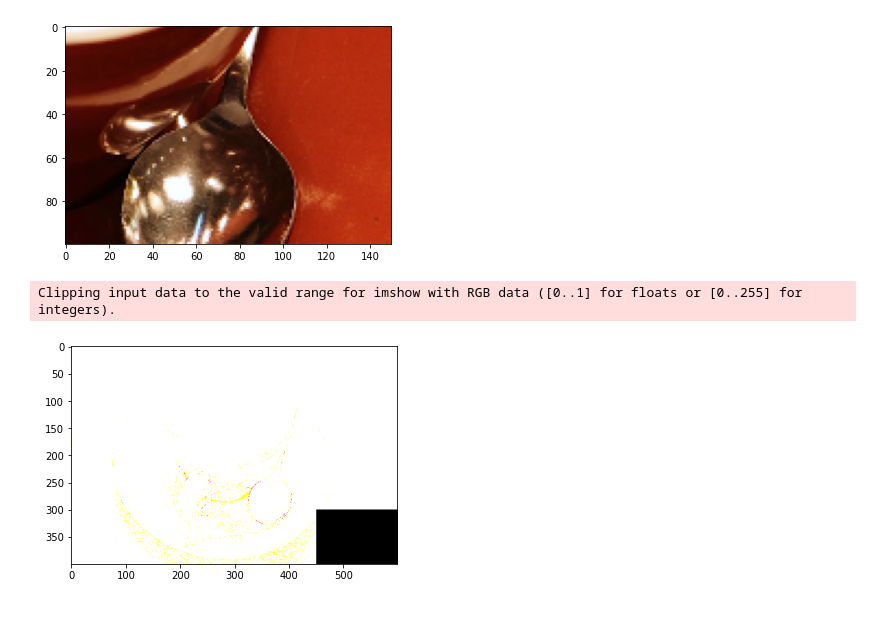
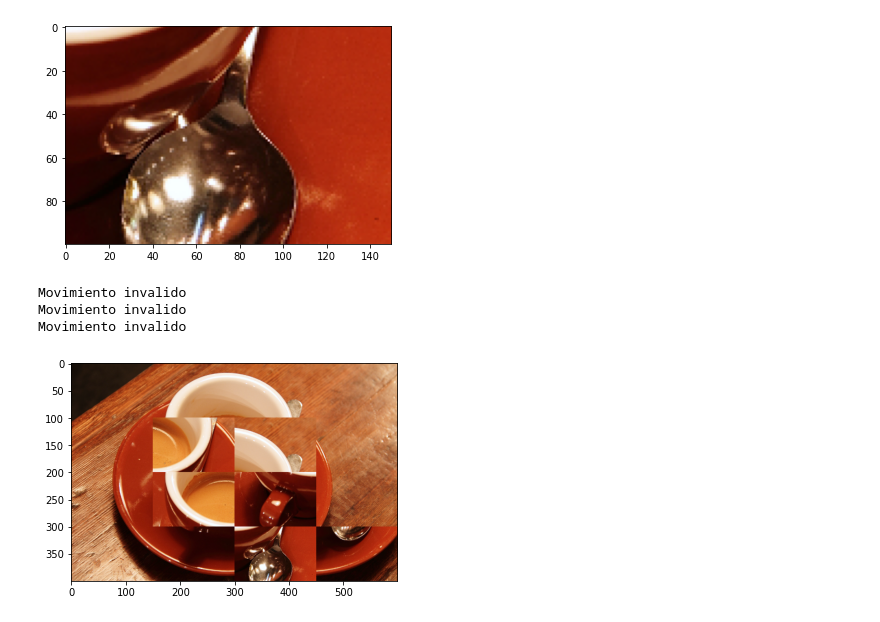
Before and after one commit to macapagithub/python_exercise, a Jupyter notebook: puzzleBasico.ipynb, the cells around one changed output. Saved outputs shown, nothing was run; the diff lists cells and outputs as text; code cells hidden in the pictures.

```diff
--- a/puzzleBasico.ipynb
+++ b/puzzleBasico.ipynb
@@ -45,0 +44,6 @@ images[(len(images)-1)] = np.zeros(blackshape)
+# %%
+imagesplit = np.split(imagen,4)
+imgs = [np.split(img, 4, axis = 1) for img in imagesplit]
+blackshape = imgs[0][0].shape
+imgs[3][3] = np.zeros(blackshape)
+plt.imshow(imgs[3][2])
@@ -87,7 +137,7 @@ def game(imagen):
     imagesplit = np.split(imagen,4)
     imgs = [np.split(img, 4, axis = 1) for img in imagesplit]
     blackshape = imgs[0][0].shape
-    imgs[3][3] = np.zeros(blackshape)
+    # imgs[3][3] = np.zeros(blackshape)
     i = 3
     j = 3
     while True:
@@ -100,7 +150,7 @@ def game(imagen):
         Salir, 'q', 'Q'.""")
 
 
-        if ((letter == 'q') or (letter == 'Q')) and (i in [0,1,2,3]) and (j in [0,1,2,3]):
+        if ((letter == 'q') or (letter == 'Q')): #and (i in [0,1,2,3]) and (j in [0,1,2,3]):
             break
 
         try:
@@ -142,7 +190,9 @@ plt.imshow(img[2][2])
 <matplotlib.image.AxesImage at 0x...>
 [figure]
 # %%
-game(ca)
+game(imagen)
 # %% [output]
-Clipping input data to the valid range for imshow with RGB data ([0..1] for floats or [0..255] for integers).
+Movimiento invalido
+Movimiento invalido
+Movimiento invalido
-[figure, old version]
+[figure, new version]
```
Also changed, not shown: parts of 9 cells of this notebook.
